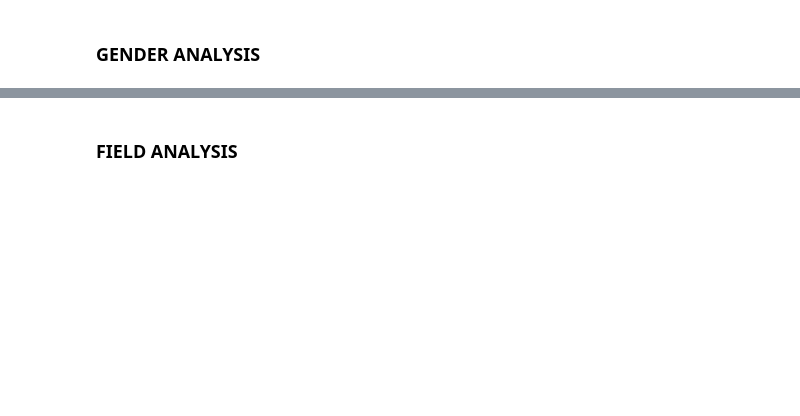
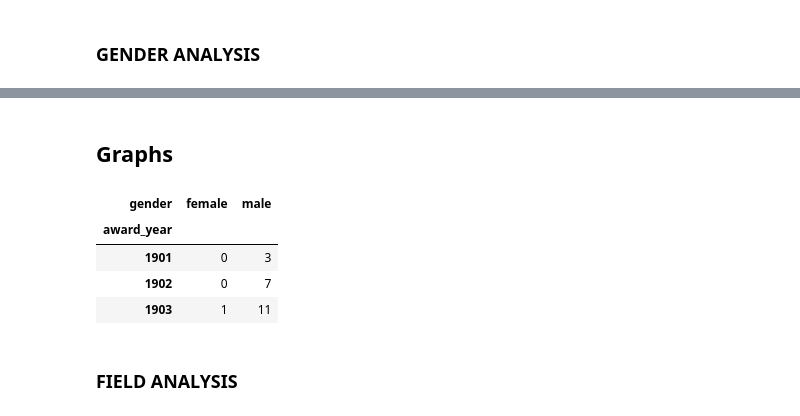
Before and after one commit to Bluceli168/IH-API-Project, a Jupyter notebook: main.ipynb, the cells around one changed output, grey strips where cells are left out. Drawn from its saved outputs; the diff is of its cells as text; code cells hidden in the pictures; blank space fills up the shorter version.

```diff
--- a/main.ipynb
+++ b/main.ipynb
@@ -66,4 +64,3 @@ laureates_url = 'https://api.nobelprize.org/2.1/laureates'
 # %%
-laureates_df = get_all_laureates(laureates_url)
-laureates_df.to_csv('sources/laureates.csv', index=False)
+laureates_df = load_or_fetch_laureates('sources/laureates.csv', laureates_url)
 display(laureates_df)
@@ -79,3 +95,5 @@ gender_columns = get_json('schema')
+# %% [markdown]
+## Graphs
 # %%
 custom_colors = {
     'Men Nobel Win': '#1f77b4',
@@ -107 +104,12 @@ display(gender_counts)
+# %%
+#cumulative count
+gender_cumulative = gender_df.groupby(['award_year', 'gender']).size().unstack(fill_value=0).cumsum()
+c = gender_cumulative.rename(columns={'male': 'Men Winners', 'female': 'Women Winners'})
+display(gender_cumulative.head(3))
+# %% [output]
+| gender | female | male |
+| award_year |  |  |
+| 1901 | 0 | 3 |
+| 1902 | 0 | 7 |
+| 1903 | 1 | 11 |
 # %%
```
Also changed, not shown: parts of 20 cells of this notebook, 8 other files.
